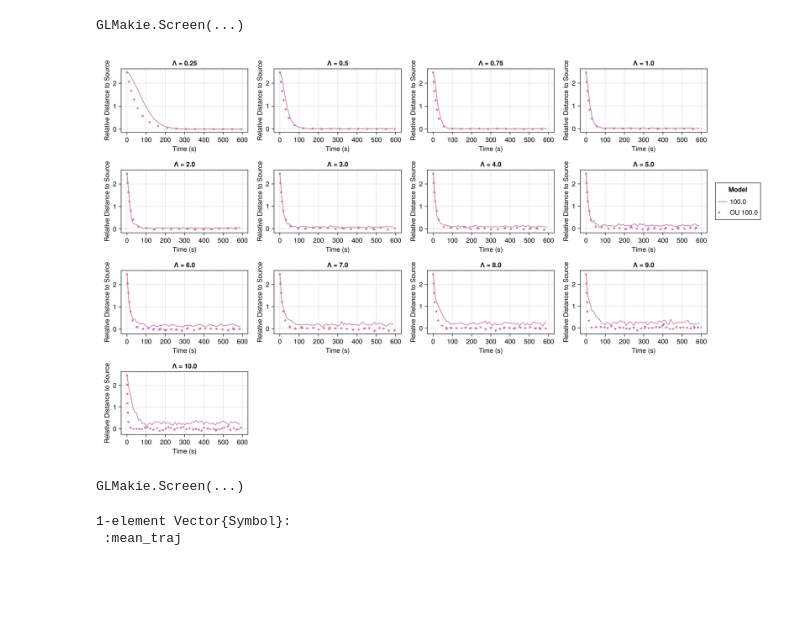
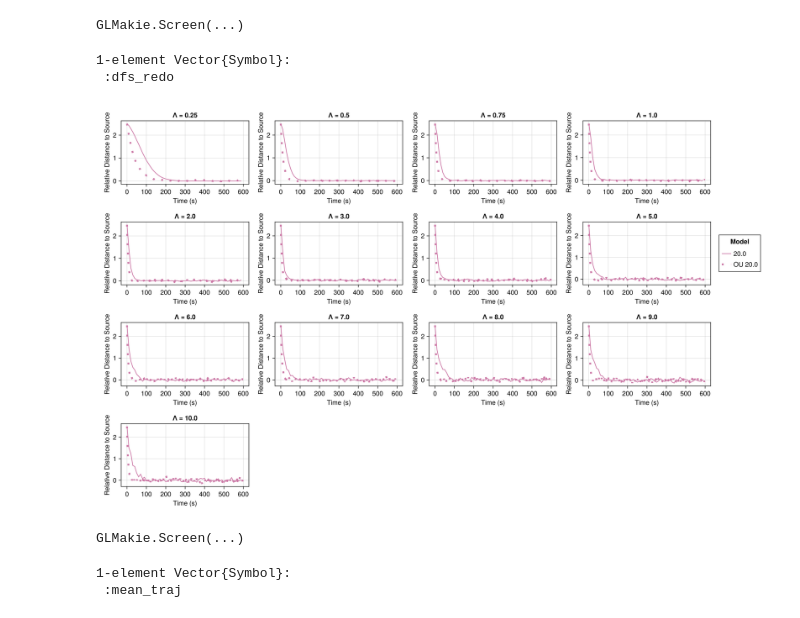
Before and after one commit to jmarib/CellBasedModels.jl, a Jupyter notebook: examples/OU_simulations.ipynb, the cells around one changed output. Cells and saved outputs as stored; diff of their text form; code cells hidden in the pictures; blank space fills up the shorter version.

```diff
--- a/examples/OU_simulations.ipynb
+++ b/examples/OU_simulations.ipynb
@@ -58,16 +64,12 @@ function run_simulations_and_get_means(dc_delta, metrics_combined, n_agents=1000
 
         mask = (metrics_combined.v .== v) .& (metrics_combined.lambda .== lambda)
 
-        k_x = metrics_combined.k_x[mask]
-        k_y = metrics_combined.k_y[mask]
-        k = mean((k_x + k_y) / 2) *10
+        k = metrics_combined.k[mask][1]
 
-        sigma_x = metrics_combined.sigma_x[mask]
-        sigma_y = metrics_combined.sigma_y[mask]
-        sigma = mean((sigma_x + sigma_y) / 2)
+
 
         # CORRECTED FORMULA: Variance = D / k  =>  D = sigma^2 * k
-        D = sigma^2 * k
+        D = metrics_combined.D_v[mask][1]
 
         # Generate 500 trajectories (or n_agents)
         trajectory_sum = zeros(Int(T/dt))
@@ -97,7 +99,7 @@ end
 # %% [output]
 run_simulations_and_get_means (generic function with 4 methods)
 # %%
-mean_traj_redo = run_simulations_and_get_means(dc_delta, metrics_redo)
+mean_traj_redo = run_simulations_and_get_means(dc_delta, sorted_metrics)
 # %% [output]
 52×8 DataFrame
 27 rows omitted
@@ -269,6 +271,11 @@ display(fig2)
 GLMakie.Screen(...)
 # %%
 save("Plots/Fixed_source_model/OU/OU_all_v100.png", fig2)
+# %%
+@load "redo_dfs.jld2" dfs_redo
+# %% [output]
+1-element Vector{Symbol}:
+ :dfs_redo
 # %%
 # lambdas = [0.25, 1.0, 2.0, 3.0, 4.0, 5.0, 6.0, 7.0, 8.0]
 lambdas = [0.25, 0.5, 0.75, 1.0, 2.0, 3.0, 4.0, 5.0, 6.0, 7.0, 8.0, 9.0, 10.0]
@@ -277,22 +284,9 @@ steps = 60000
 
 # velocities = [5.0]
 # velocities = [10.0]
-# velocities = [20.0]
-velocities = [100.0]
+velocities = [20.0]
+# velocities = [100.0]
 
-# thresholds = [40]
-# thresholds = [75]
-# thresholds = [275]
-thresholds = [850]
-
-# colors = distinguishable_colors(4, [RGB(1,1, 1), RGB(0, 0, 0)], dropseed = true, lchoices=range(70, stop=95, length = 15), cchoices=range(10, stop=40, length=15))
-# colors = distinguishable_colors(
-#     4,
-#     [RGB(1,1,1), RGB(0,0,0)],
-#     dropseed = true,
-#     lchoices = range(50, stop=85, length=20),
-#     cchoices = range(30, stop=80, length=20)
-# )
 # id_to_color = Dict(1:4 .=> colors)
 # colors = [
 #     RGBf(0.0, 0.45, 0.70),   # blue
@@ -304,8 +298,6 @@ colors = [
     RGBf(0.80, 0.47, 0.65)
 ]
 
-# colors = [:red, :blue, :green, :yellow]
-# colors_2 = [:pink, :black, :brown, :orange]
 
 # Create a macrofigure with a grid layout
 rows = 4
@@ -325,7 +317,7 @@ for (idx, lambda) in enumerate(lambdas)
 
     for (v_idx, v) in enumerate(velocities)
 
-        df = combined_dfs[(v, lambda)]
+        df = dfs_redo[(v, lambda)]
 
         color = colors[v_idx]
 
@@ -342,66 +334,38 @@ for (idx, lambda) in enumerate(lambdas)
         l = sqrt(mean(Dc) / mean(delta))
 
         # grouped_t = groupby(df, :step)
         grouped = groupby(df, :step)
 
-        eq = grouped[3000:end]
-        df_subset = DataFrame(eq)
-
-        if lambda < 6.0
-
-            bad_rows_mask = (df_subset.x .> thresholds[v_idx]) .| (df_subset.y .>  thresholds[v_idx]) .| (df_subset.x .< -thresholds[v_idx]) .| (df_subset.y .< - thresholds[v_idx])
-        else
-            t = (thresholds[v_idx])/2
-            bad_rows_mask = (df_subset.x .> thresholds[v_idx]) .| (df_subset.y .>  thresholds[v_idx]) .| (df_subset.x .< -thresholds[v_idx]) .| (df_subset.y .< - thresholds[v_idx])
-        end
-
-        bad_agents = unique(df_subset[bad_rows_mask, :agent])
-
-        df_clean = filter(row -> !(row.agent in bad_agents), df)
-
-        if isempty(df_clean)
-            @warn "No data for v=$v, lambda=$lambda. Skipping."
-            continue
-        end
-
-        grouped_t = groupby(df_clean, :step)
-
-        if isempty(grouped_t)
-             @warn "No steps found in filtered data."
-             continue
-        end
-
-
-        for i in 1:100:length(grouped_t)
-            data_1 = grouped_t[i]
+        for i in 1:100:length(grouped)
+            data_1 = grouped[i]
             x = data_1.x ./l
             y = data_1.y ./l
 
             # r = sqrt.(data_1.x .^ 2 .+ data_1.y .^ 2)
             # rl = r ./l
 
             push!(mean_x, mean(x))
             push!(mean_y, mean(x))
         end
 
-        mask = (mean_traj.lambda .== lambda) .& (mean_traj.v .== v)
+        mask = (mean_traj_redo.lambda .== lambda) .& (mean_traj_redo.v .== v)
 
-        mean_OU = mean_traj.mean[mask]
+        mean_OU = mean_traj_redo.mean[mask]
         mean_OUl = mean_OU ./ l
         flat_vec = vcat(mean_OUl...)
         idx_l = 1:100:length(flat_vec)
-        lines!(ax_x, (1:100:length(grouped_t))*0.1, mean_x, color = color, label = "$v")
+        lines!(ax_x, (1:100:length(grouped))*0.1, mean_x, color = color, label = "$v")
         lines!(ax_x, (1:100:length(flat_vec))*0.01, flat_vec[idx_l], color = color, linestyle = (:dot, :loose), linewidth = 4, label = "OU $v")
 
 
         if idx == 13 & v_idx == 1
             fig2[2,5] = Legend(fig2, ax_x, "Model")
         end
     end
 end
 
 display(fig2)
 # %% [output]
-[figure, old version]
+[figure, new version]
 GLMakie.Screen(...)
 # %%
```
Also changed, not shown: parts of 5 cells of this notebook, 2 other files.
